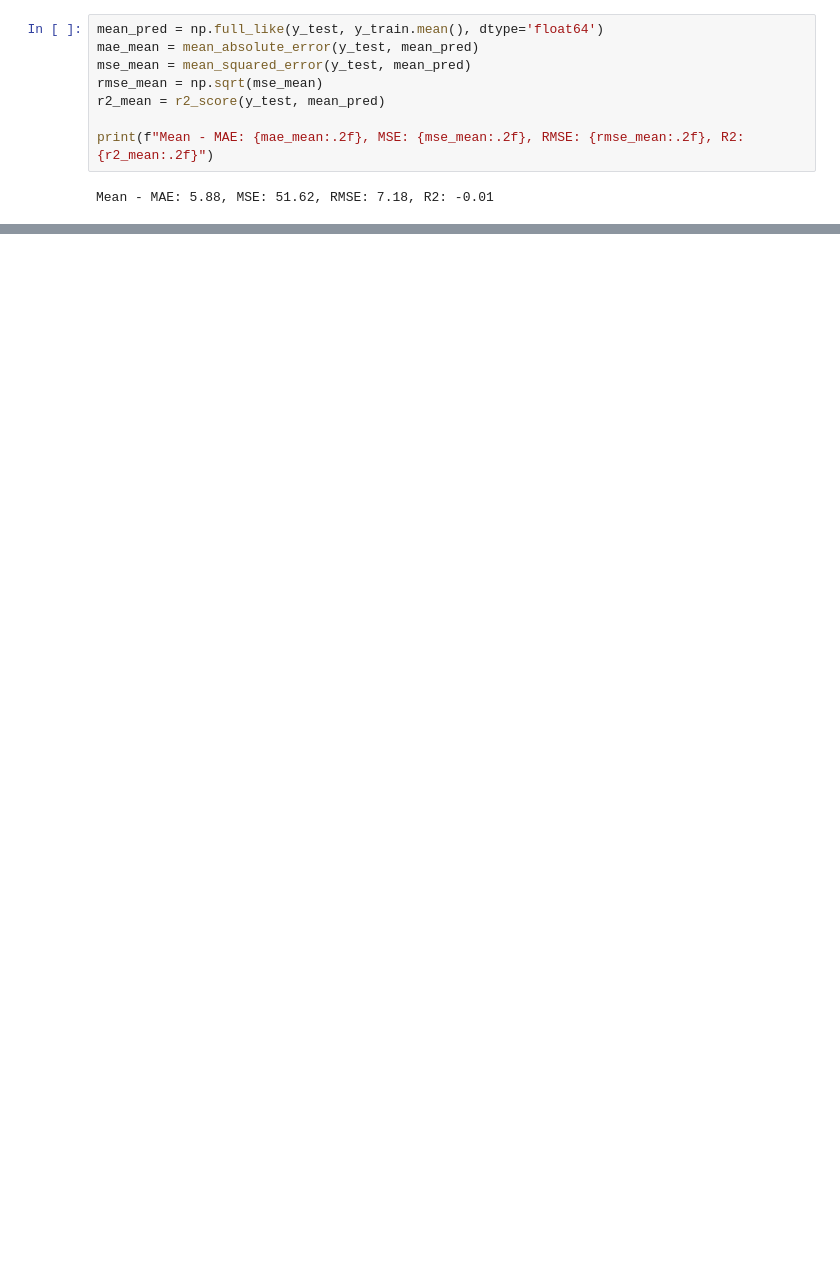
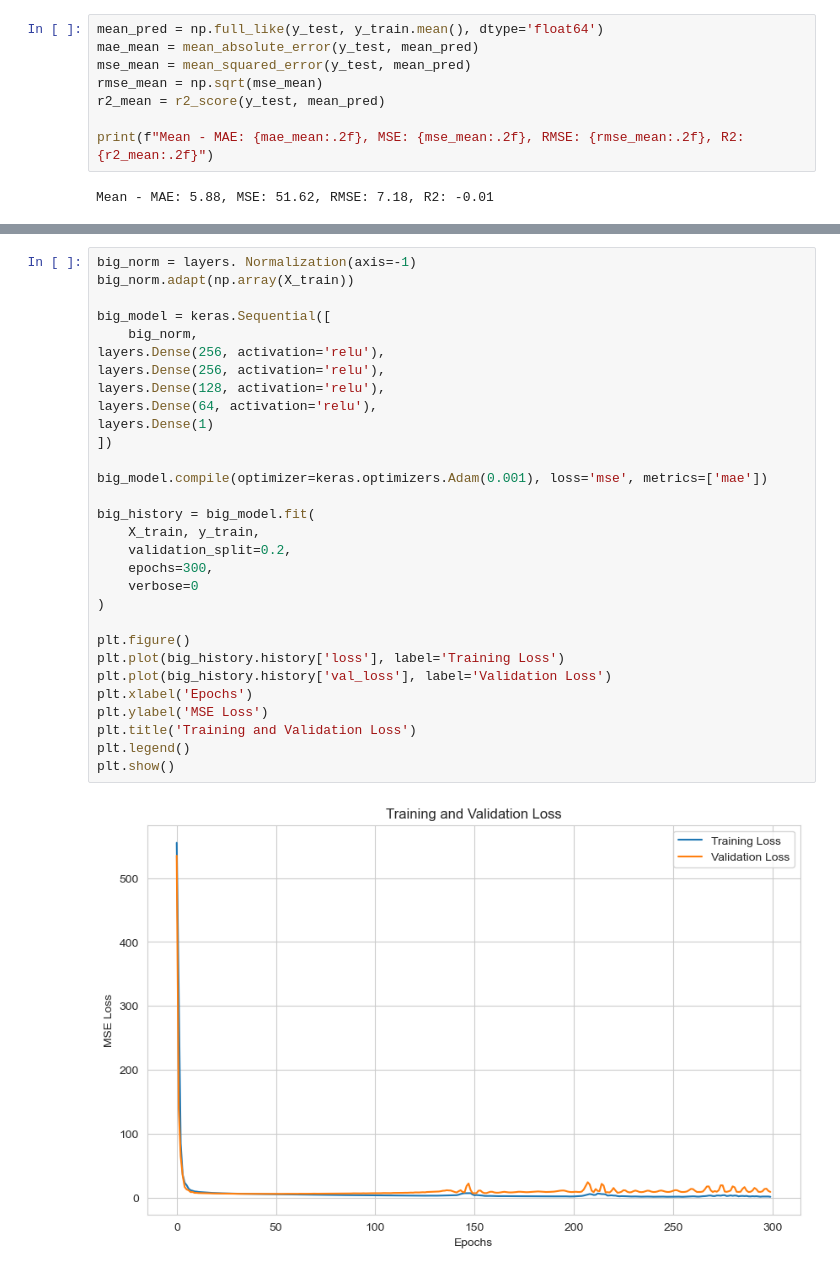
Before and after one commit to Niraj7272/DataScience, a Jupyter notebook: Practice/DL/ANN/AutoMpg/autompg.ipynb, the cells around one changed output, grey strips where cells are left out. Saved outputs shown, nothing was run; the diff lists cells and outputs as text; blank space fills up the shorter version.

```diff
--- a/Practice/DL/ANN/AutoMpg/autompg.ipynb
+++ b/Practice/DL/ANN/AutoMpg/autompg.ipynb
@@ -516,0 +712,32 @@ plt.show()
+# %%
+big_norm = layers. Normalization(axis=-1)
+big_norm.adapt(np.array(X_train))
+
+big_model = keras.Sequential([
+    big_norm,
+layers.Dense(256, activation='relu'),
+layers.Dense(256, activation='relu'),
+layers.Dense(128, activation='relu'),
+layers.Dense(64, activation='relu'),
+layers.Dense(1)
+])
+
+big_model.compile(optimizer=keras.optimizers.Adam(0.001), loss='mse', metrics=['mae'])
+
+big_history = big_model.fit(
+    X_train, y_train,
+    validation_split=0.2,
+    epochs=300,
+    verbose=0
+)
+
+plt.figure()
+plt.plot(big_history.history['loss'], label='Training Loss')
+plt.plot(big_history.history['val_loss'], label='Validation Loss')
+plt.xlabel('Epochs')
+plt.ylabel('MSE Loss')
+plt.title('Training and Validation Loss')
+plt.legend()
+plt.show()
+# %% [output]
+[figure, added]
```
Also changed, not shown: parts of 19 cells of this notebook.
